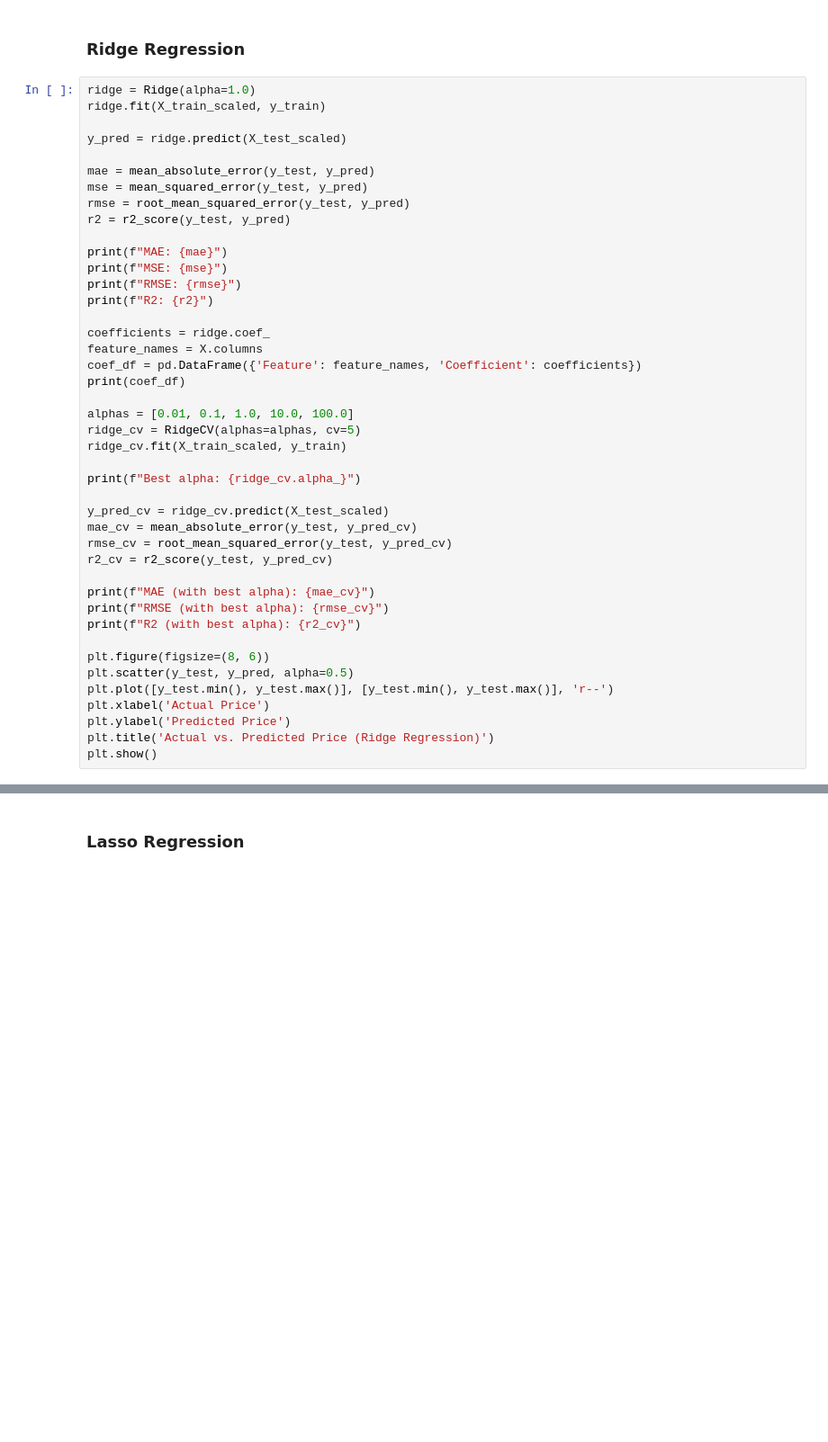
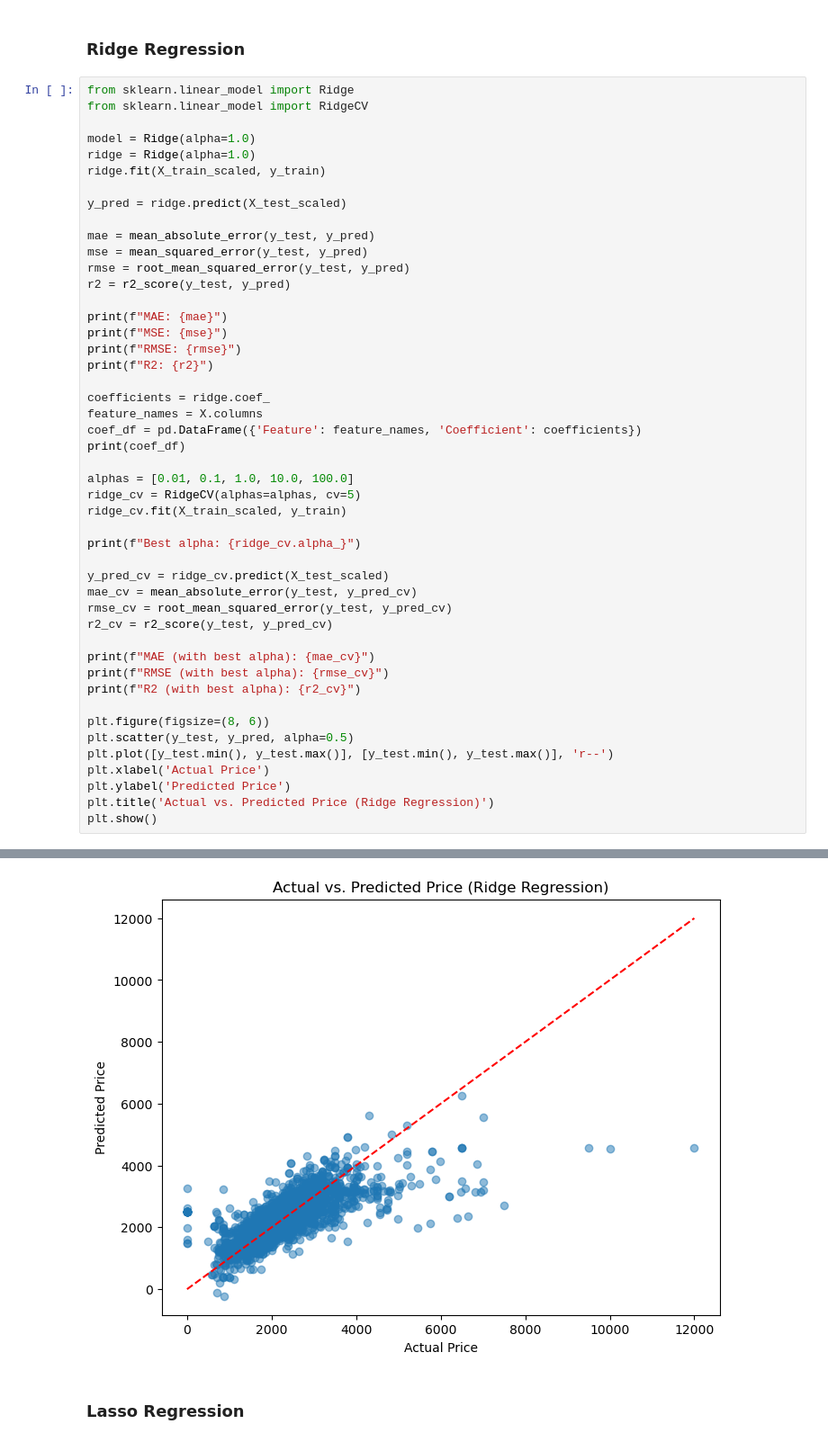
Before and after one commit to marionmel/Regression-Project, a Jupyter notebook: Regression Project.ipynb, the cells around one changed output, grey strips where cells are left out. Shown at 90% size. Cells and saved outputs as stored; diff of their text form; blank space fills up the shorter version.

```diff
--- a/Regression Project.ipynb
+++ b/Regression Project.ipynb
@@ -126,6 +146,10 @@ NameError: name 'LinearRegression' is not defined
 # %% [markdown]
 ### Ridge Regression
 # %%
+from sklearn.linear_model import Ridge
+from sklearn.linear_model import RidgeCV
+
+model = Ridge(alpha=1.0)
 ridge = Ridge(alpha=1.0)
 ridge.fit(X_train_scaled, y_train)
 
@@ -173,3 +213,4 @@ NameError: name 'Ridge' is not defined
+[figure, added]
 # %% [markdown]
 ### Lasso Regression
 # %%
```
Also changed, not shown: parts of 4 cells of this notebook.
